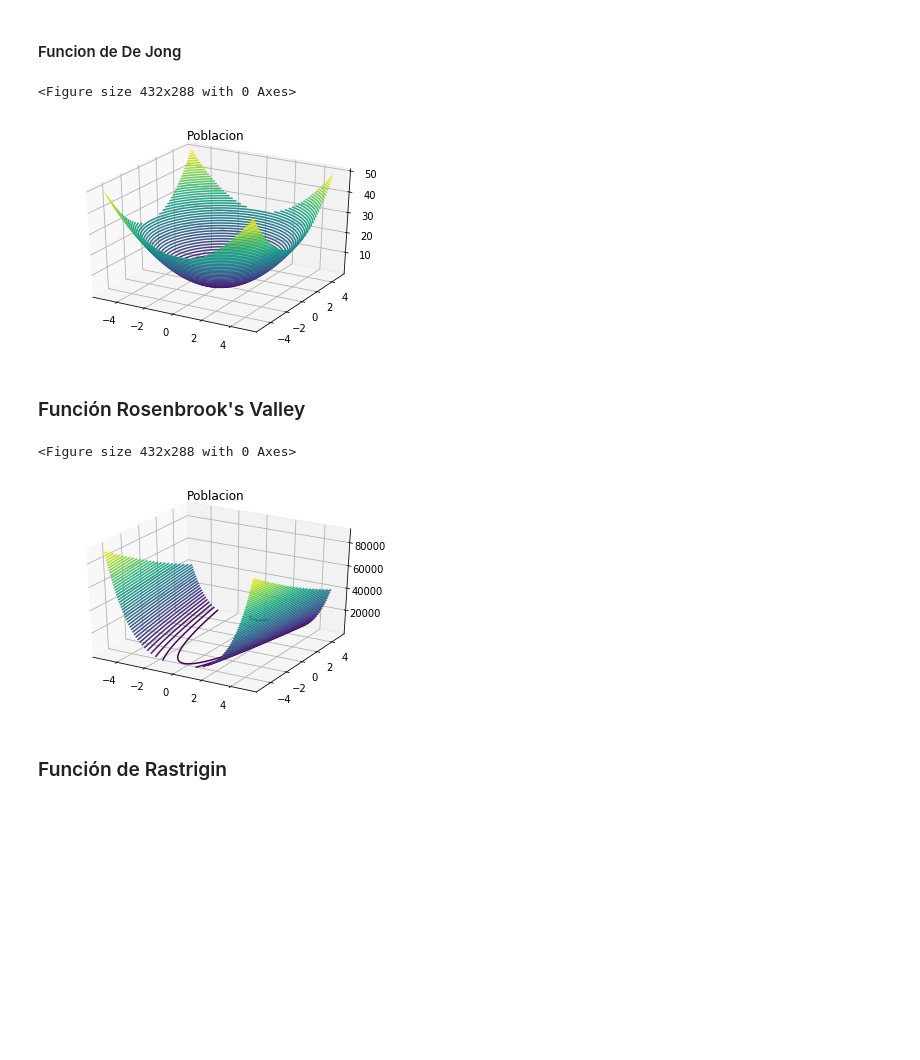
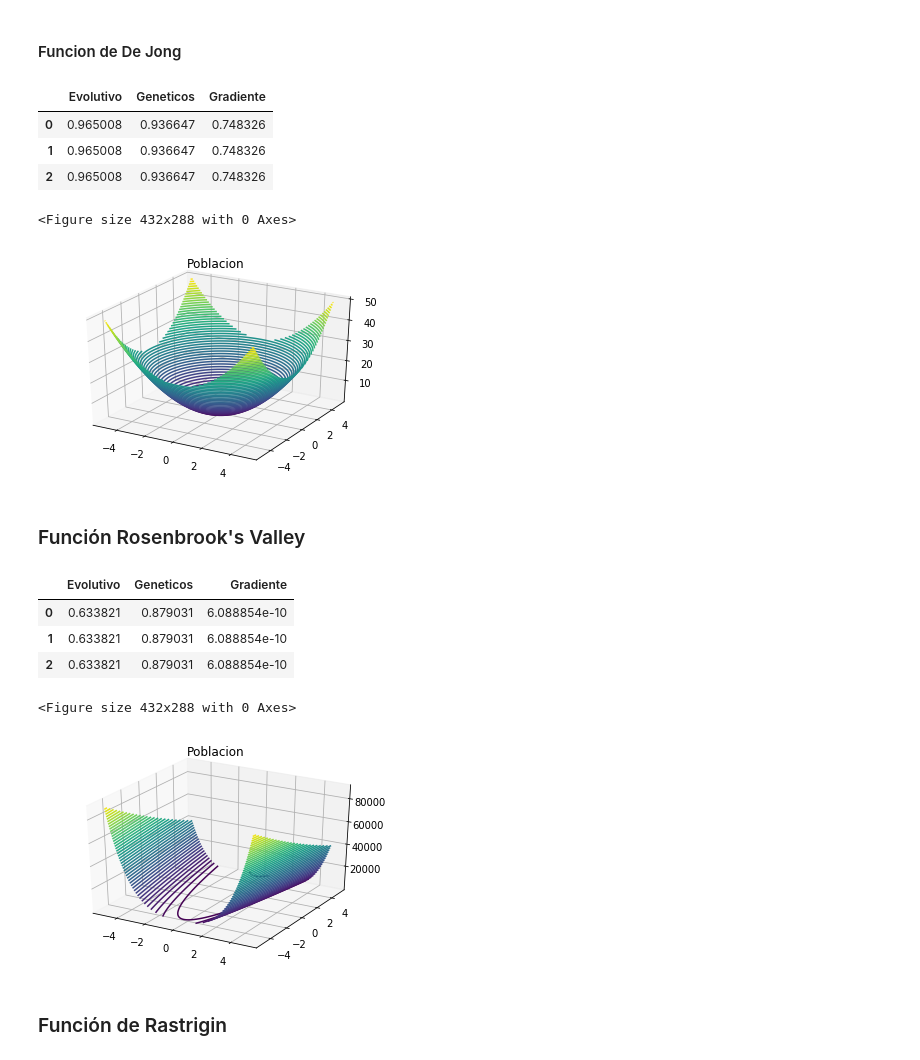
Before and after one commit to Famvazpom/IA-Projects, a Jupyter notebook: Estrategias-Evolutivas/Algoritmos_Geneticos_y_Estrategias.ipynb, the cells around one changed output. Drawn from its saved outputs; the diff is of its cells as text; code cells hidden in the pictures; blank space fills up the shorter version.

Commit message:
Finalizacion de Estrategias-Evolutivas *Se entrega un DataFrame para comparar mejor los datos

```diff
--- a/Estrategias-Evolutivas/Algoritmos_Geneticos_y_Estrategias.ipynb
+++ b/Estrategias-Evolutivas/Algoritmos_Geneticos_y_Estrategias.ipynb
@@ -88,10 +89,10 @@ def Aptitude(I,f,gen = False):
     r = getFunction(x1,x2,f)
     return 1.0/(1.0+0.1*r)
 # %%
-def Pop_Aptitude(P,function):
+def Pop_Aptitude(P,function,gen=False):
     apt_v = []
     for I in P:
-        ap = Aptitude(I,function)
+        ap = Aptitude(I,function,gen)
         #print 'Individuo ' + I + ', aptitud = '  + str(ap)
         apt_v.append(ap)
     return apt_v
@@ -281,7 +269,7 @@ def Imprime_Poblacion(P):
 # %% [markdown]
 ### Funcion para crear la poblaci&oacute;n
 # %%
-def CreaPoblacion(N,n_bits,n_var):
+def CreaPoblacion(N):
     v_min = np.full(n_var,-5)
     v_max = np.full(n_var,5)
 
@@ -302,5 +290,14 @@ def executeFunction(P0,P0_Gen,function):
     Gen = Algoritmo_Genetico(P0,function,.5,5)
     Evo = Estrategias_Evolutivas(P0_Gen,function,20,5,.5,1)
     Grad = GradientDescent(P0_Gen,function,.1,0.00001,5)
+
+    Gen_apt = Pop_Aptitude(Gen,function)
+    Evo_apt = Pop_Aptitude(Evo,function,True)
+    Grad_apt = Aptitude(Grad,function,True)
+
+    data = [max(Gen_apt),max(Evo_apt),Grad_apt]
+    indexes = range(3)
+    dataset = pd.DataFrame({"Geneticos": data[0],"Evolutivo": data[1],"Gradiente": data[2]},index = indexes)
+    return dataset
 # %% [markdown]
 ### Iniciamos la poblaci&oacute;n
@@ -326,0 +304,7 @@ Poblacion inicial:
+# %%
+n_bits = 5
+n_var = 2
+v_min = np.full(n_var,-5)
+v_max = np.full(n_var,5)
+N = 20
+P0,P0_Gen = CreaPoblacion(N)
@@ -328,14 +330,24 @@ Poblacion inicial:
 #### Funcion de De Jong
 # %%
 GraficaSuperficie(1)
+executeFunction(P0,P0_Gen,1)
 # %% [output]
+|  | Evolutivo | Geneticos | Gradiente |
+| 0 | 0.965008 | 0.936647 | 0.748326 |
+| 1 | 0.965008 | 0.936647 | 0.748326 |
+| 2 | 0.965008 | 0.936647 | 0.748326 |
 <Figure size 432x288 with 0 Axes>
 [figure]
 # %% [markdown]
 ### Funci&oacute;n Rosenbrook's Valley
 # %%
 GraficaSuperficie(2)
+executeFunction(P0,P0_Gen,2)
 # %% [output]
+|  | Evolutivo | Geneticos | Gradiente |
+| 0 | 0.633821 | 0.879031 | 6.088854e-10 |
+| 1 | 0.633821 | 0.879031 | 6.088854e-10 |
+| 2 | 0.633821 | 0.879031 | 6.088854e-10 |
 <Figure size 432x288 with 0 Axes>
 [figure]
 # %% [markdown]
```
Also changed, not shown: parts of 7 cells of this notebook.
